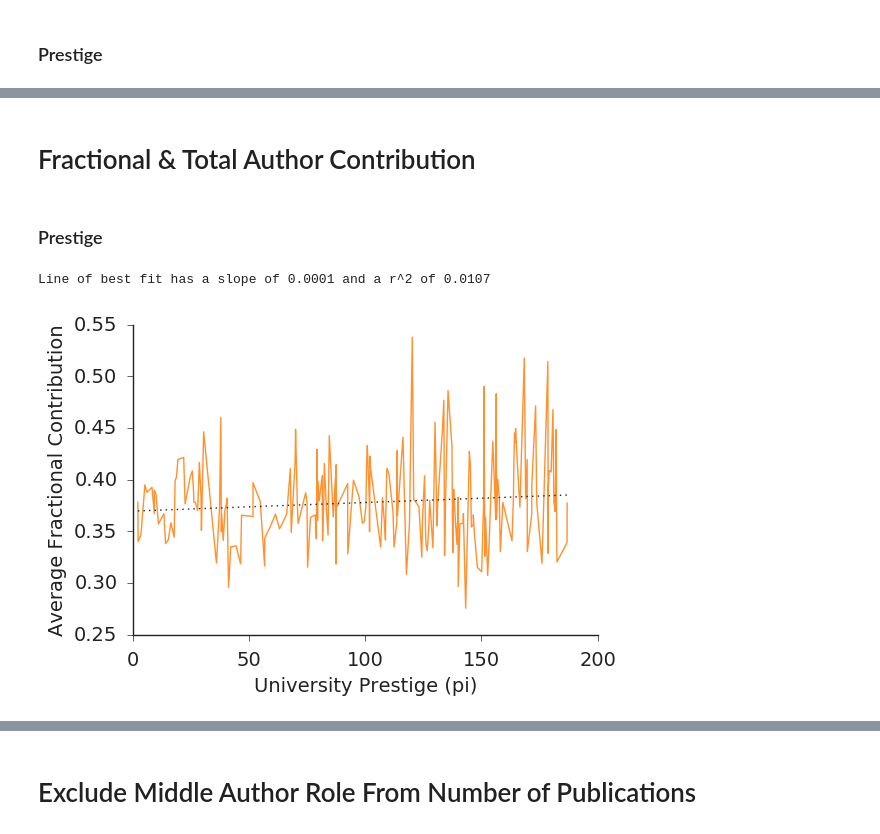
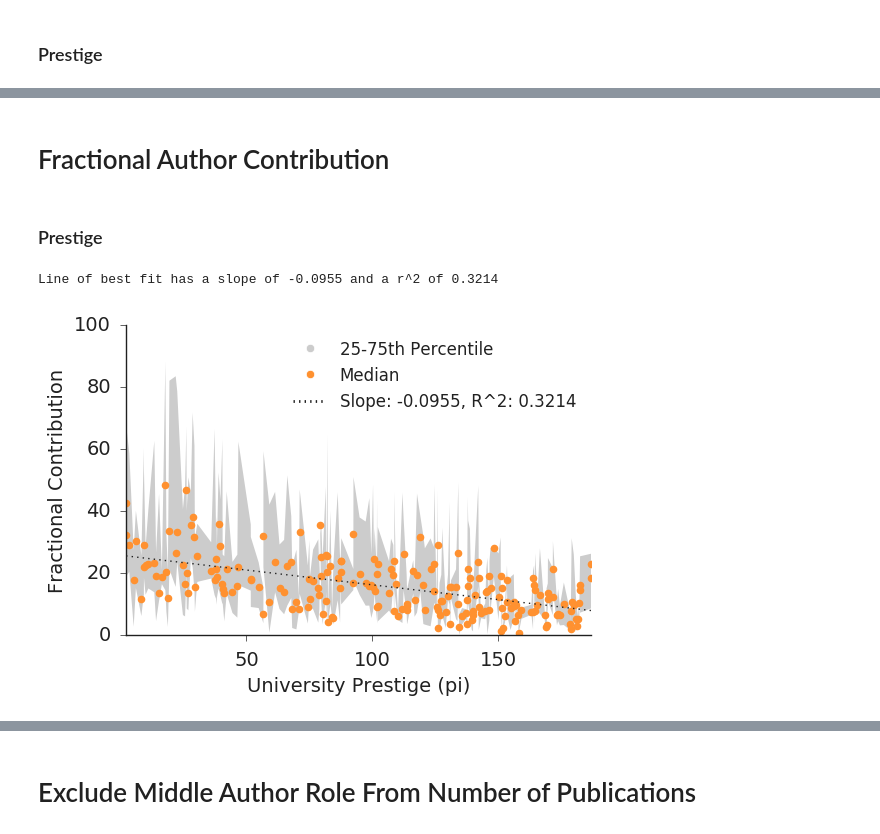
Before and after one commit to dimecon/faculty_hiring, a Jupyter notebook: notebooks-productivity/Differences_In_Productivity_By_Prestige.ipynb, the cells around one changed output, grey strips where cells are left out. Saved outputs shown, nothing was run; the diff lists cells and outputs as text; code cells hidden in the pictures.

Commit message:
New plots of productivity vs prestige. Better matched pair analysis on public/private status

```diff
--- a/notebooks-productivity/Differences_In_Productivity_By_Prestige.ipynb
+++ b/notebooks-productivity/Differences_In_Productivity_By_Prestige.ipynb
@@ -38,10 +38,12 @@ for (name, inst_data) in inst.items():
     current_faculty = faculty_at_institution(name, asst_faculty)
     n_pubs = []
     for person in current_faculty:
+        start = person.first_asst_job_year
         if person.__contains__('dblp_pubs'):
             contribution = 0
             for pub in person.dblp_pubs:
-                contribution += inflation_adjust(pub['year'])
+                if 'year' in pub and pub['year'] >= start and pub['year'] < 2012 and pub['pub_type'] in ['inproceedings', 'article']:
+                    contribution += inflation_adjust(pub['year'])
             n_pubs.append((person.facultyName, contribution))
     if len(n_pubs) > 0:
         pubs_by_inst[name] = n_pubs
@@ -81,21 +57,21 @@ Line of best fit has a slope of -0.4568 and a r^2 of 0.9513
 # %% [markdown]
-# Fractional & Total Author Contribution
+# Fractional Author Contribution
 # %%
 # Fractional contribution of publications for all current assistant faculty of a university
-frac_pubs_by_inst = {}; total_pubs_by_inst = {}
+frac_pubs_by_inst = {};
 for (name, inst_data) in inst.items():
-    if name == "UNKNOWN" or name == 'All others':
+    if name in ignore:
         continue
     current_faculty = faculty_at_institution(name, asst_faculty)
-    frac_n_pubs = []; total_n_pubs = [];
+    frac_n_pubs = []
     for person in current_faculty:
+        start = person.first_asst_job_year
         if person.__contains__('dblp_pubs'):
-            frac_contribution = [1.0/float(len(pub['authors'])) for pub in person.dblp_pubs]
-            contribution = [float(len(pub['authors'])) for pub in person.dblp_pubs]
-
+            frac_contribution = 0
+            for pub in person.dblp_pubs:
+                if 'year' in pub and pub['year'] >= start and pub['year'] < 2012 and pub['pub_type'] in ['inproceedings', 'article']:
+                    frac_contribution += inflation_adjust(pub['year'])/float(len(pub['authors']))
             frac_n_pubs.append((person.facultyName, frac_contribution))
-            total_n_pubs.append((person.facultyName, contribution))
 
     if len(n_pubs) > 0:
         frac_pubs_by_inst[name] = frac_n_pubs
-        total_pubs_by_inst[name] = total_n_pubs
@@ -105,7 +78,7 @@ for (name, inst_data) in inst.items():
 # %% [markdown]
 ### Prestige
 # %%
-plot_pubs_versus_prestige(frac_pubs_by_inst, 'Average Fractional Contribution', function=np.average)
+plot_pubs_versus_prestige(frac_pubs_by_inst, 'Fractional Contribution', function=np.median, percentiles=True, fit=True)
 # %% [output]
-Line of best fit has a slope of 0.0001 and a r^2 of 0.0107
+Line of best fit has a slope of -0.0955 and a r^2 of 0.3214
-[figure, old version]
+[figure, new version]
```
Also changed, not shown: parts of 13 cells of this notebook, 3 other files.
